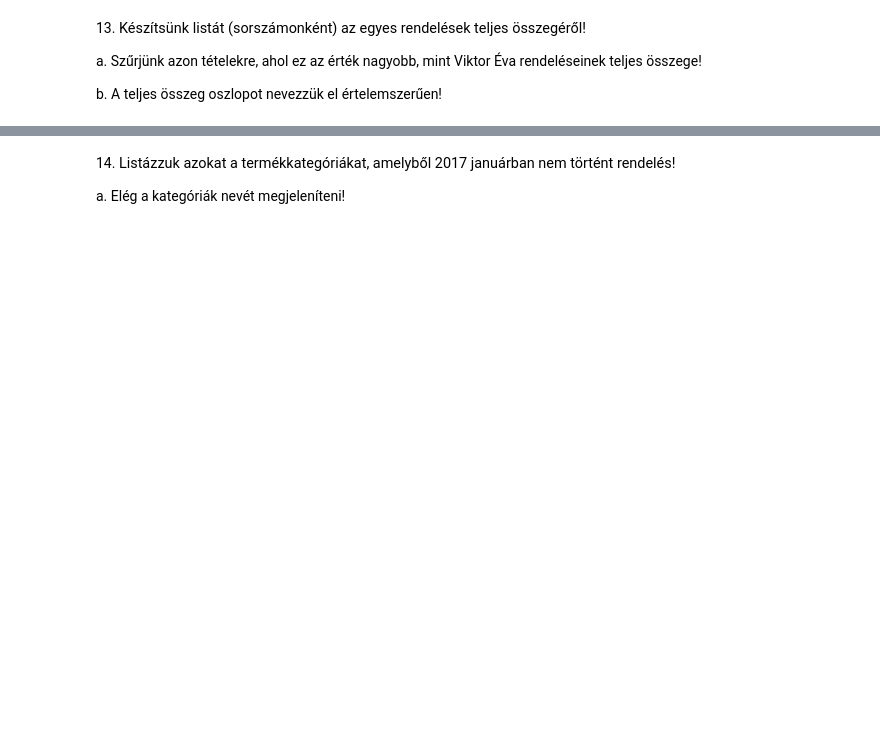
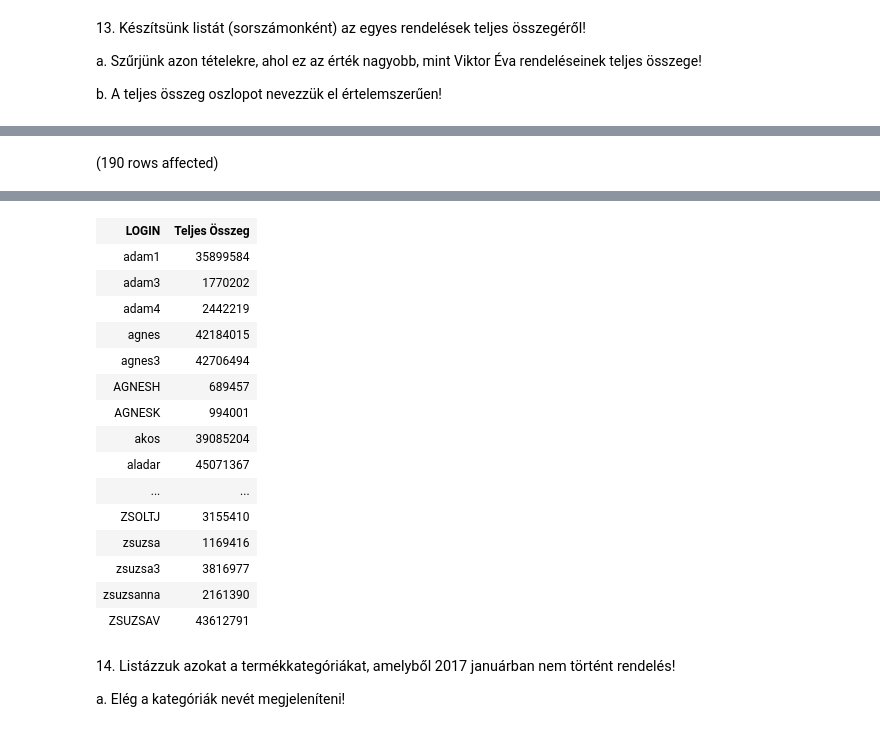
Before and after one commit to JanosZkcs/Adatbazisok_egyetem, a Jupyter notebook: gyakorlat06_feladatok.ipynb, the cells around one changed output, grey strips where cells are left out. Cells and saved outputs as stored; diff of their text form; code cells hidden in the pictures; blank space fills up the shorter version.

```diff
--- a/gyakorlat06_feladatok.ipynb
+++ b/gyakorlat06_feladatok.ipynb
@@ -166,3 +267,15 @@ a. A termék kódját és nevét is jelenítsük meg!
 a. Szűrjünk azon tételekre, ahol ez az érték nagyobb, mint Viktor Éva rendeléseinek teljes összege!
 
 b. A teljes összeg oszlopot nevezzük el értelemszerűen!
+# %%
+SELECT  r.[LOGIN],
+        SUM(rt.MENNYISEG * rt.EGYSEGAR) AS 'Teljes Összeg'
+FROM Rendeles r JOIN Rendeles_tetel rt ON r.SORSZAM = rt.SORSZAM
+                JOIN Ugyfel u ON r.[LOGIN] = u.[LOGIN]
+GROUP BY r.[LOGIN]
+HAVING SUM(rt.MENNYISEG * rt.EGYSEGAR) > (SELECT SUM(rt.MENNYISEG * rt.EGYSEGAR)
+    FROM Rendeles r JOIN Rendeles_tetel rt ON r.SORSZAM = rt.SORSZAM
+                JOIN Ugyfel u ON r.[LOGIN] = u.[LOGIN]
+    WHERE u.NEV = 'Viktor Éva'
+)
+# %% [output]
@@ -168,0 +283 @@ b. A teljes összeg oszlopot nevezzük el értelemszerűen!
+(190 rows affected)
@@ -169,3 +285,19 @@ b. A teljes összeg oszlopot nevezzük el értelemszerűen!
+| LOGIN | Teljes Összeg |
+| adam1 | 35899584 |
+| adam3 | 1770202 |
+| adam4 | 2442219 |
+| agnes | 42184015 |
+| agnes3 | 42706494 |
+| AGNESH | 689457 |
+| AGNESK | 994001 |
+| akos | 39085204 |
+| aladar | 45071367 |
+| ... | ... |
+| ZSOLTJ | 3155410 |
+| zsuzsa | 1169416 |
+| zsuzsa3 | 3816977 |
+| zsuzsanna | 2161390 |
+| ZSUZSAV | 43612791 |
 # %% [markdown]
 14. <span style="background-color: rgb(255, 255, 255); color: rgb(0, 0, 0); font-family: &quot;Open Sans&quot;, sans-serif; font-size: 14.44px;">Listázzuk azokat a termékkategóriákat, amelyből 2017 januárban nem történt rendelés!&nbsp;</span>
 
```
Also changed, not shown: parts of 8 cells of this notebook.
